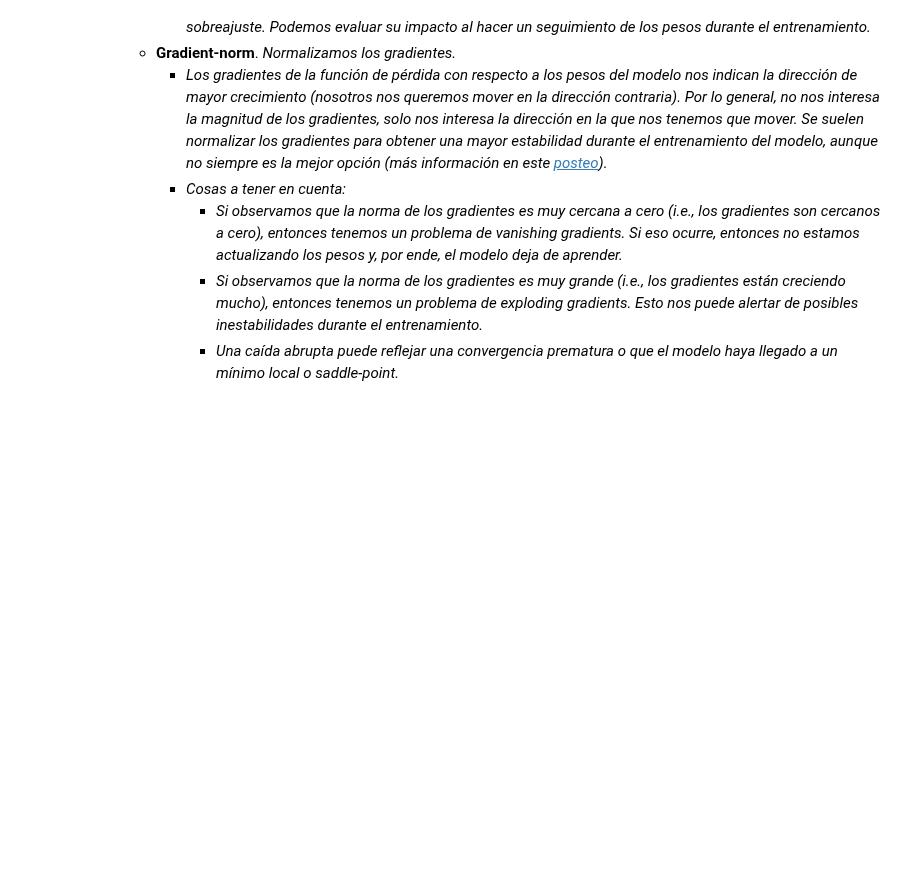
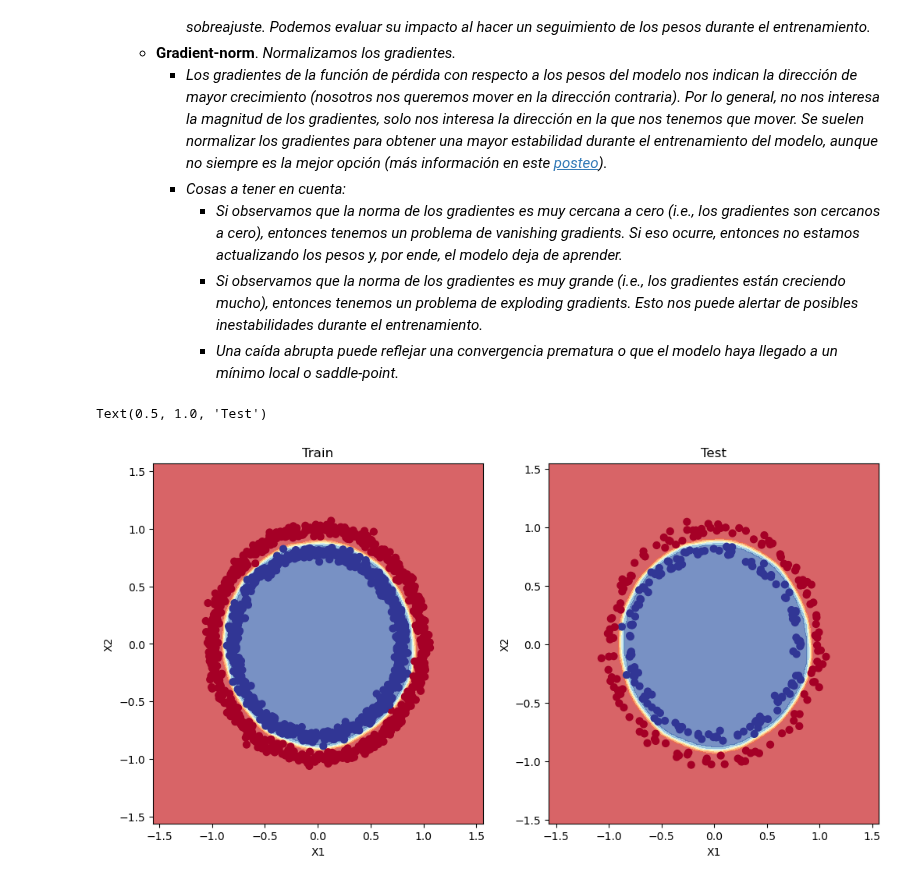
Before and after one commit to nicokossacoff/data-science-library, a Jupyter notebook: coding/py-torch/01-classification/02.2-binary-classification.ipynb, the cells around one changed output. Cells and saved outputs as stored; diff of their text form; code cells hidden in the pictures; blank space fills up the shorter version.

```diff
--- a/coding/py-torch/01-classification/02.2-binary-classification.ipynb
+++ b/coding/py-torch/01-classification/02.2-binary-classification.ipynb
@@ -50,16 +54,19 @@ run = wandb.init(
 # %% [markdown]
 - *Cargamos nuestros datos utilizando la función `torch.load()`. Utilizamos el modelo `Tensor` para validar nuestros tensores.*
 # %%
-# Load tensors
+# Load tensors for training, validation, and evaluation data
 train_data = torch.load('temp/data/train_data.pth').to(device=config.device)
-test_data = torch.load('temp/data/test_data.pth').to(device=config.device)
+val_data = torch.load('temp/data/validation_data.pth').to(device=config.device)
+eval_data = torch.load('temp/data/evaluation_data.pth').to(device=config.device)
 
 train_data = TensorModel(tensor=train_data, tensor_dimensions=2).tensor
-test_data = TensorModel(tensor=test_data, tensor_dimensions=2).tensor
+val_data = TensorModel(tensor=val_data, tensor_dimensions=2).tensor
+eval_data = TensorModel(tensor=eval_data, tensor_dimensions=2).tensor
 # %%
 # Split data into features and labels
 X_train, y_train = train_data[:, :-1], train_data[:, -1]
-X_test, y_test = test_data[:, :-1], test_data[:, -1]
+X_val, y_val = val_data[:, :-1], val_data[:, -1]
+X_eval, y_eval = eval_data[:, :-1], eval_data[:, -1]
 
 logging.info(f"Training data: {X_train.shape} | Labels: {y_train.shape}")
-logging.info(f"Testing data: {X_test.shape} | Labels: {y_test.shape}")
+logging.info(f"Validation data: {X_val.shape} | Labels: {y_val.shape}")
@@ -150,11 +160,13 @@ optimizer = optim.Adam(
 # %%
 # Create a TensorDataset instante for the training data and validation data
 train_dataset = TensorDataset(X_train, y_train)
-val_dataset = TensorDataset(X_test, y_test)
+val_dataset = TensorDataset(X_val, y_val)
+eval_dataset = TensorDataset(X_eval, y_eval)
 
 # Create DataLoaders for the training and validation datasets
 train_loader = DataLoader(train_dataset, batch_size=config.batch_size, shuffle=True)
 val_loader = DataLoader(val_dataset, batch_size=config.batch_size, shuffle=False)
+eval_loader = DataLoader(eval_dataset, batch_size=config.batch_size, shuffle=False)
 # %% [markdown]
 ### 2.3. Training Loop
 # %% [markdown]
@@ -287,22 +299,25 @@ run.finish()  # Finish the Weights & Biases run
 # %%
 # Instantiate the model for plotting decision boundaries
 model = NeuralNetworkV2(
     input_size=config.n_features,
     hidden_size=config.hidden_size,
     dropout=config.dropout,
     device=config.device
 )
 
 # Load the weights from the saved model
 state_dict = torch.load('temp/models/neural-network-v2.pth')
 
 # Load the state dictionary into the model
 model.load_state_dict(state_dict)
 
 # Plot the decision boundary for the training and test datasets
 fig, ax = plt.subplots(figsize=(12, 6), ncols=2)
 
 plot_decision_boundary(model, X_train, y_train, ax=ax[0])
 ax[0].set_title("Train")
-plot_decision_boundary(model, X_test, y_test, ax=ax[1])
+plot_decision_boundary(model, X_eval, y_eval, ax=ax[1])
 ax[1].set_title("Test")
+# %% [output]
+Text(0.5, 1.0, 'Test')
+[figure, added]
```
Also changed, not shown: parts of 3 cells of this notebook.
